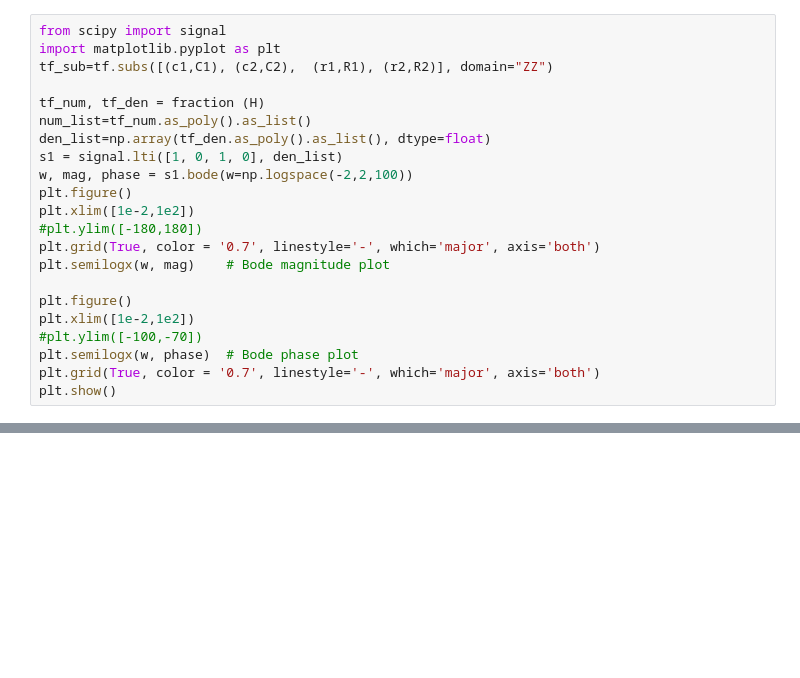
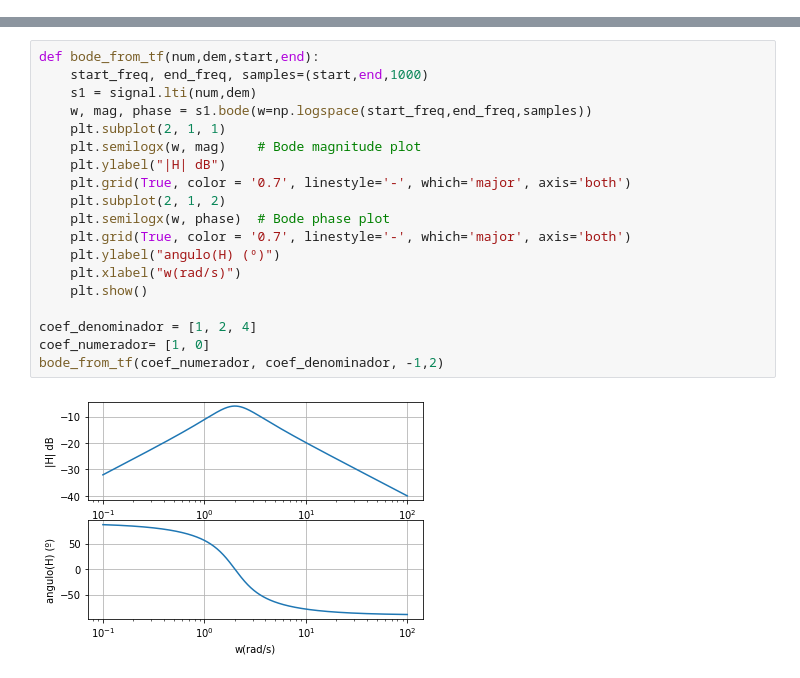
Before and after one commit to vic-torr/procsim, a Jupyter notebook: tp1/codigo/lista_3.ipynb, the cells around one changed output, grey strips where cells are left out. Drawn from its saved outputs; the diff is of its cells as text; blank space fills up the shorter version.

```diff
--- a/tp1/codigo/lista_3.ipynb
+++ b/tp1/codigo/lista_3.ipynb
@@ -585,22 +0,0 @@ array([1.  , 2.  , 4.  , 3.  , 1.25])
-# %%
-from scipy import signal
-import matplotlib.pyplot as plt
-tf_sub=tf.subs([(c1,C1), (c2,C2),  (r1,R1), (r2,R2)], domain="ZZ")
-
-tf_num, tf_den = fraction (H)
-num_list=tf_num.as_poly().as_list()
-den_list=np.array(tf_den.as_poly().as_list(), dtype=float)
-s1 = signal.lti([1, 0, 1, 0], den_list)
-w, mag, phase = s1.bode(w=np.logspace(-2,2,100))
-plt.figure()
-plt.xlim([1e-2,1e2])
-#plt.ylim([-180,180])
-plt.grid(True, color = '0.7', linestyle='-', which='major', axis='both')
-plt.semilogx(w, mag)    # Bode magnitude plot
-
-plt.figure()
-plt.xlim([1e-2,1e2])
-#plt.ylim([-100,-70])
-plt.semilogx(w, phase)  # Bode phase plot
-plt.grid(True, color = '0.7', linestyle='-', which='major', axis='both')
-plt.show()
@@ -609,0 +49,21 @@ plt.show()
+# %%
+def bode_from_tf(num,dem,start,end):
+    start_freq, end_freq, samples=(start,end,1000)
+    s1 = signal.lti(num,dem)
+    w, mag, phase = s1.bode(w=np.logspace(start_freq,end_freq,samples))
+    plt.subplot(2, 1, 1)
+    plt.semilogx(w, mag)    # Bode magnitude plot
+    plt.ylabel("|H| dB")
+    plt.grid(True, color = '0.7', linestyle='-', which='major', axis='both')
+    plt.subplot(2, 1, 2)
+    plt.semilogx(w, phase)  # Bode phase plot
+    plt.grid(True, color = '0.7', linestyle='-', which='major', axis='both')
+    plt.ylabel("angulo(H) (º)")
+    plt.xlabel("w(rad/s)")
+    plt.show()
+
+coef_denominador = [1, 2, 4]
+coef_numerador= [1, 0]
+bode_from_tf(coef_numerador, coef_denominador, -1,2)
+# %% [output]
+[figure, added]
```
Also changed, not shown: parts of 98 cells of this notebook, 19 other files.
